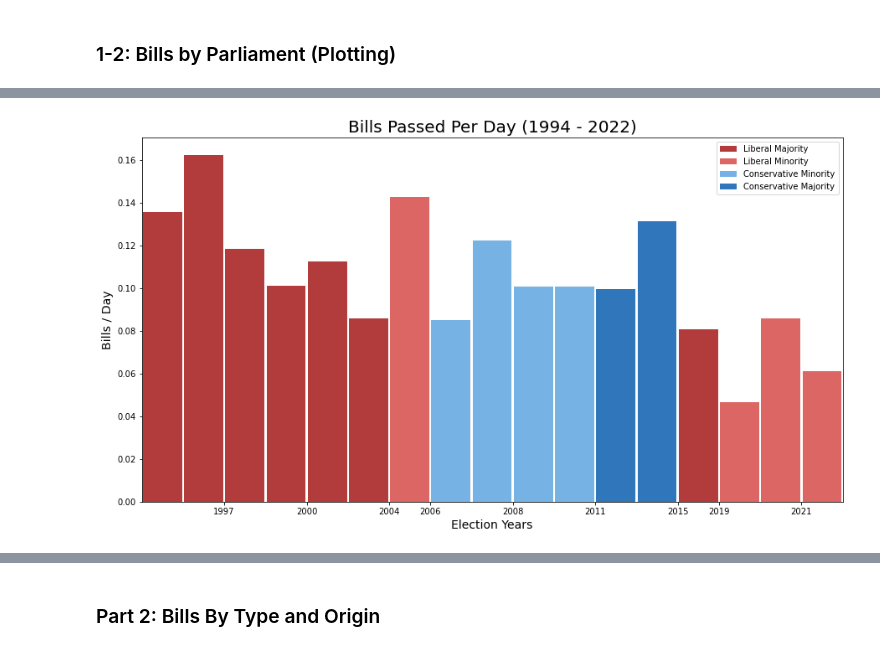
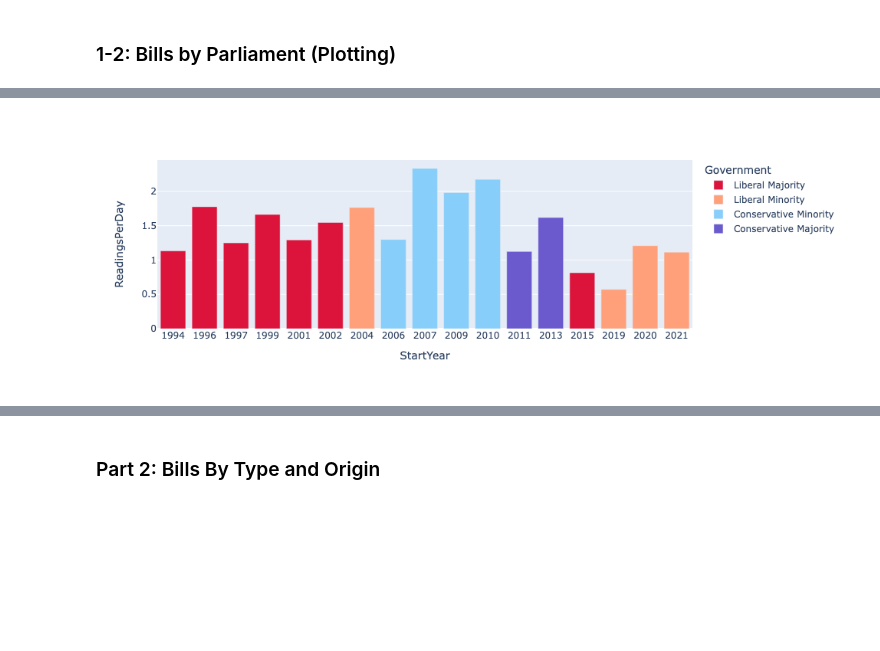
Before and after one commit to rileywheadon/canadian-legislation-visualisation, a Jupyter notebook: notebooks/04-visualisation.ipynb, the cells around one changed output, grey strips where cells are left out. Saved outputs shown, nothing was run; the diff lists cells and outputs as text; code cells hidden in the pictures; blank space fills up the shorter version.

```diff
--- a/notebooks/04-visualisation.ipynb
+++ b/notebooks/04-visualisation.ipynb
@@ -98,7 +97,8 @@ parl_plot['Government'] = parl_plot['Party'] + ' ' + parl_plot['Minority']
 
 # Create middle date column
 
-parl_plot['MidpointDate'] = parl_plot['StartDate'] + parl_plot['Duration'] / 2
+parl_plot['StartYear'] = pd.DatetimeIndex(parl_plot['StartDate']).year.astype(str)
+parl_plot = parl_plot.reset_index()
 
 display(parl_plot.head(3))
 # %% [output]
@@ -168,60 +109,21 @@ plt.show()
 # %%
-# ReadingsPerDay plot
+color_map =  {
+    "Liberal Majority": "crimson",
+    "Liberal Minority": "lightsalmon",
+    "Conservative Minority": "lightskyblue",
+    "Conservative Majority": "slateblue"
+}
 
-fig = plt.figure(figsize = (15, 8))
-ax = plt.axes()
-
-# Get custom tick labels
-
-plot_indexes = list()
-plot_labels = ['1997', '2000', '2004', '2006', '2008', '2011', '2015', '2019', '2021']
-
-helper = list()
-for i, x in enumerate(parl_plot['ParliamentNumber']):
-    if helper.count(x) == 0 and int(x) < 44:
-        plot_indexes.append(i + 0.5)
-        helper.append(x)
-    elif int(x) < 44:
-        plot_indexes[-1] += 1
-
-# Create custom colour variables
-
-blue1 = '#64B5F6'
-blue2 = '#1976D2'
-red1 = '#EF5350'
-red2 = '#C62828'
-
-colors = [red2, red1, blue1, blue2]
-
-# Create line plot
-
-plot = sns.barplot(
-    x = 'StartDate',
-    y = 'BillsPerDay',
-    hue = 'Government',
-    ax = ax,
-    color = 'grey',
-    palette = colors,
-    data = parl_plot,
-    width = 0.95,
-    dodge = False
+fig = px.bar(
+    parl_plot,
+    x = "StartYear",
+    y = "ReadingsPerDay",
+    color="Government",
+    color_discrete_map = color_map
 )
 
-# Set custom tick labels
+fig.update_layout(xaxis={'categoryorder':'category ascending'})
 
-plot.set_xticks(plot_indexes)
-plot.set_xticklabels(plot_labels)
-
-# Change axis labels and title
-
-plot.set_xlabel('Election Years', fontsize = 14)
-plot.set_ylabel('Bills / Day', fontsize = 14)
-plot.set_title('Bills Passed Per Day (1994 - 2022)', fontsize = 20)
-
-# Show plot
-
-plt.legend(loc = 'upper right')
-
-plt.show()
+fig.show()
 # %% [output]
-[figure, old version]
+[figure, new version]
```
Also changed, not shown: parts of 5 cells of this notebook, 4 other files.
